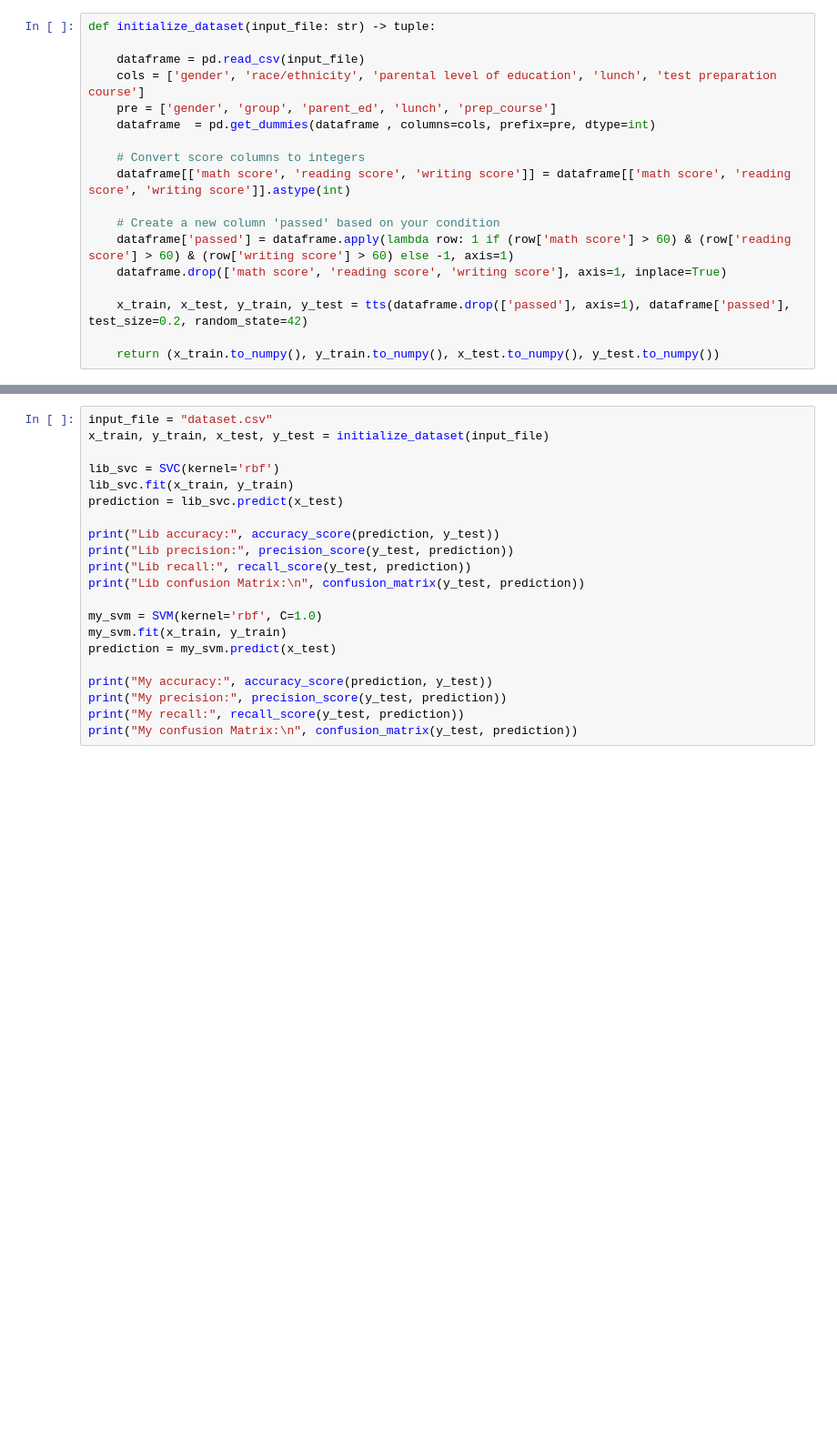
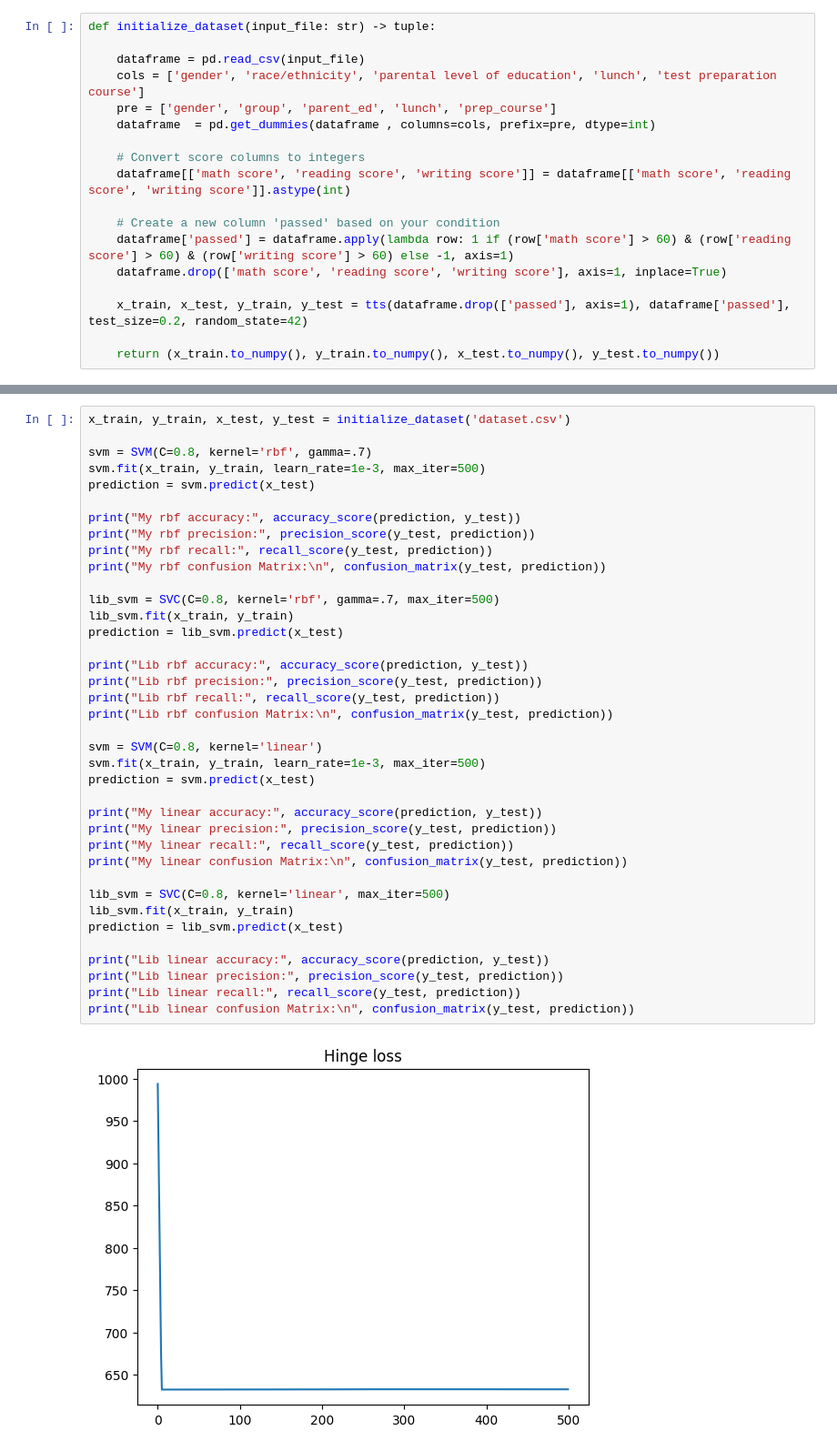
Before and after one commit to oszypczy/Support-Vector-Machines, a Jupyter notebook: lab4.ipynb, the cells around one changed output, grey strips where cells are left out. Shown: that part at 91% size. Saved outputs shown, nothing was run; the diff lists cells and outputs as text; blank space fills up the shorter version.

Commit message:
Working graphs for hinge loss + my implementation given similiar results to the library

```diff
--- a/lab4.ipynb
+++ b/lab4.ipynb
@@ -63,24 +70,42 @@ class SVM:
     def predict(self, x : np.ndarray) -> np.ndarray:
         return np.sign(np.dot(x, self.w) - self.b)
 # %%
-input_file = "dataset.csv"
-x_train, y_train, x_test, y_test = initialize_dataset(input_file)
+x_train, y_train, x_test, y_test = initialize_dataset('dataset.csv')
 
-lib_svc = SVC(kernel='rbf')
-lib_svc.fit(x_train, y_train)
-prediction = lib_svc.predict(x_test)
+svm = SVM(C=0.8, kernel='rbf', gamma=.7)
+svm.fit(x_train, y_train, learn_rate=1e-3, max_iter=500)
+prediction = svm.predict(x_test)
 
-print("Lib accuracy:", accuracy_score(prediction, y_test))
-print("Lib precision:", precision_score(y_test, prediction))
-print("Lib recall:", recall_score(y_test, prediction))
-print("Lib confusion Matrix:\n", confusion_matrix(y_test, prediction))
+print("My rbf accuracy:", accuracy_score(prediction, y_test))
+print("My rbf precision:", precision_score(y_test, prediction))
+print("My rbf recall:", recall_score(y_test, prediction))
+print("My rbf confusion Matrix:\n", confusion_matrix(y_test, prediction))
 
-my_svm = SVM(kernel='rbf', C=1.0)
-my_svm.fit(x_train, y_train)
-prediction = my_svm.predict(x_test)
+lib_svm = SVC(C=0.8, kernel='rbf', gamma=.7, max_iter=500)
+lib_svm.fit(x_train, y_train)
+prediction = lib_svm.predict(x_test)
 
-print("My accuracy:", accuracy_score(prediction, y_test))
-print("My precision:", precision_score(y_test, prediction))
-print("My recall:", recall_score(y_test, prediction))
-print("My confusion Matrix:\n", confusion_matrix(y_test, prediction))
+print("Lib rbf accuracy:", accuracy_score(prediction, y_test))
+print("Lib rbf precision:", precision_score(y_test, prediction))
+print("Lib rbf recall:", recall_score(y_test, prediction))
+print("Lib rbf confusion Matrix:\n", confusion_matrix(y_test, prediction))
+
+svm = SVM(C=0.8, kernel='linear')
+svm.fit(x_train, y_train, learn_rate=1e-3, max_iter=500)
+prediction = svm.predict(x_test)
+
+print("My linear accuracy:", accuracy_score(prediction, y_test))
+print("My linear precision:", precision_score(y_test, prediction))
+print("My linear recall:", recall_score(y_test, prediction))
+print("My linear confusion Matrix:\n", confusion_matrix(y_test, prediction))
+
+lib_svm = SVC(C=0.8, kernel='linear', max_iter=500)
+lib_svm.fit(x_train, y_train)
+prediction = lib_svm.predict(x_test)
+
+print("Lib linear accuracy:", accuracy_score(prediction, y_test))
+print("Lib linear precision:", precision_score(y_test, prediction))
+print("Lib linear recall:", recall_score(y_test, prediction))
+print("Lib linear confusion Matrix:\n", confusion_matrix(y_test, prediction))
 # %% [output]
+[figure, added]
```
Also changed, not shown: parts of 5 cells of this notebook.
